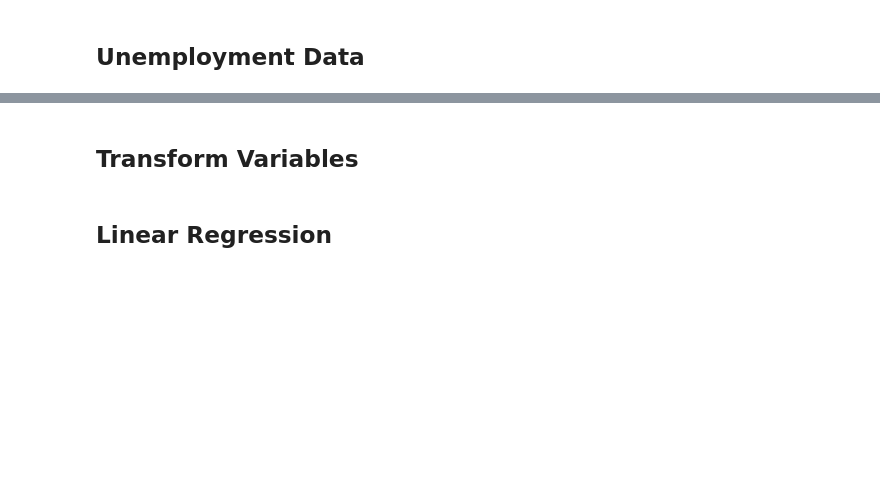
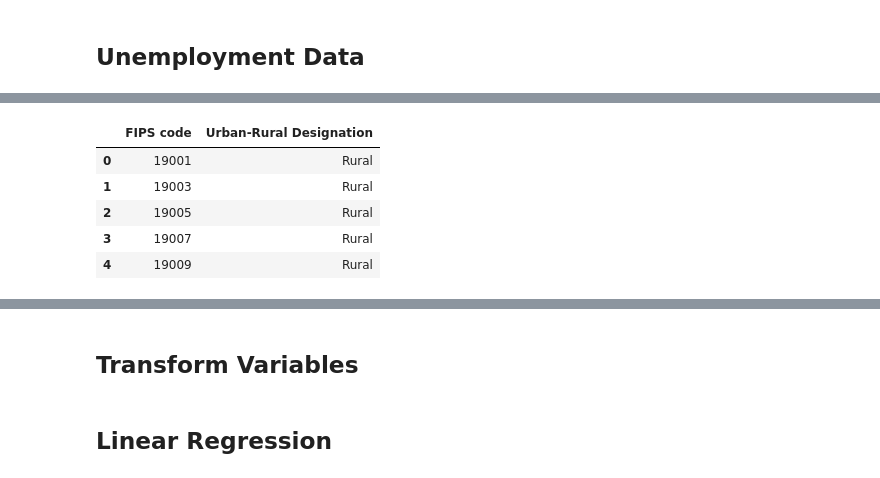
Before and after one commit to ErikC324/Data401-Project1, a Jupyter notebook: Project1-Lemar.ipynb, the cells around one changed output, grey strips where cells are left out. Drawn from its saved outputs; the diff is of its cells as text; code cells hidden in the pictures; blank space fills up the shorter version.

```diff
--- a/Project1-Lemar.ipynb
+++ b/Project1-Lemar.ipynb
@@ -107,0 +133,9 @@ unemployment_df.head()
+# %%
+rural_counties_df.head()
+# %% [output]
+|  | FIPS code | Urban-Rural Designation |
+| 0 | 19001 | Rural |
+| 1 | 19003 | Rural |
+| 2 | 19005 | Rural |
+| 3 | 19007 | Rural |
+| 4 | 19009 | Rural |
```
Also changed, not shown: parts of 23 cells of this notebook, 1 other file.
